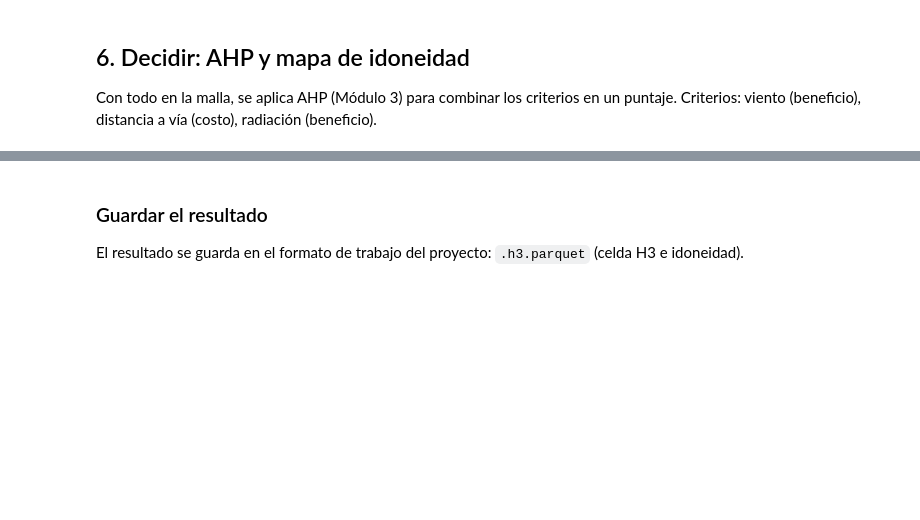
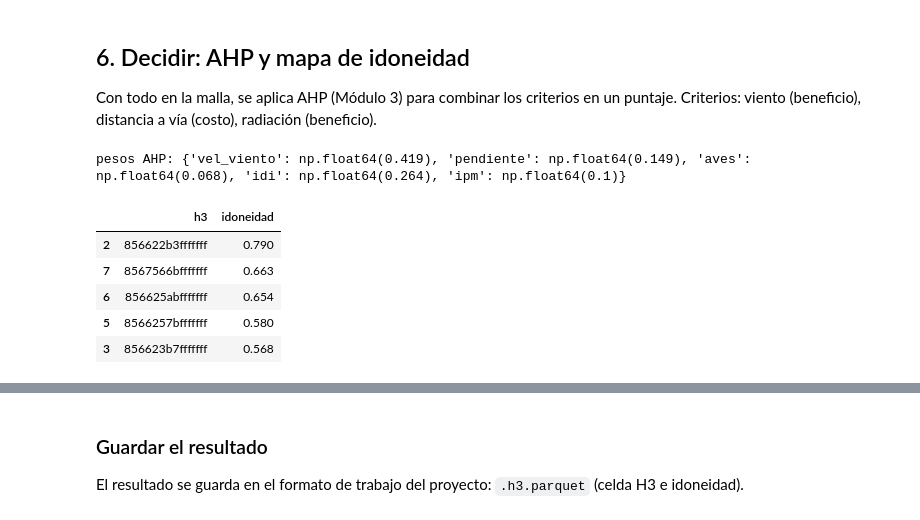
Before and after one commit to Sadriica/Curso_ANH, a Jupyter notebook: modulo4_taller/modulo4_taller.ipynb, the cells around one changed output, grey strips where cells are left out. Saved outputs shown, nothing was run; the diff lists cells and outputs as text; code cells hidden in the pictures; blank space fills up the shorter version.

```diff
--- a/modulo4_taller/modulo4_taller.ipynb
+++ b/modulo4_taller/modulo4_taller.ipynb
@@ -274,20 +312,43 @@ m
 Con todo en la malla, se aplica AHP (Módulo 3) para combinar los criterios en un puntaje.
 Criterios: viento (beneficio), distancia a vía (costo), radiación (beneficio).
 # %%
-crit = {"viento_ms": "beneficio", "dist_via_km": "costo", "radiacion": "beneficio"}
+crit = {
+    "vel_viento": "beneficio",
+    "pendiente": "costo",
+    "aves": "costo",
+    "idi": "beneficio",
+    "ipm": "costo",
+}
+
+
 def nz(col, sentido):
     v = celdas[col].astype(float); z = (v - v.min()) / (v.max() - v.min())
     return z if sentido == "beneficio" else 1 - z
 norm = pd.DataFrame({c: nz(c, s) for c, s in crit.items()})
 
 # pesos AHP (matriz de comparacion por pares, Modulo 3)
-A = np.array([[1, 4, 2], [1/4, 1, 1/2], [1/2, 2, 1]], float)
+A = np.array([
+    [  1,   3,   5,   2,   4],  # vel_viento
+    [1/3,   1,   2, 1/2,   2],  # pendiente
+    [1/5, 1/2,   1, 1/4, 1/2],  # aves
+    [1/2,   2,   4,   1,   3],  # idi
+    [1/4, 1/2,   2, 1/3,   1]   # ipm
+], dtype=float)
+
 w = (A / A.sum(0)).mean(1)
 pesos = dict(zip(crit.keys(), w))
 print("pesos AHP:", {c: round(v, 3) for c, v in pesos.items()})
 
 celdas["idoneidad"] = sum(norm[c] * pesos[c] for c in crit)
 celdas.sort_values("idoneidad", ascending=False)[["h3", "idoneidad"]].round(3).head()
+# %% [output]
+pesos AHP: {'vel_viento': np.float64(0.419), 'pendiente': np.float64(0.149), 'aves': np.float64(0.068), 'idi': np.float64(0.264), 'ipm': np.float64(0.1)}
+|  | h3 | idoneidad |
+| 2 | 856622b3fffffff | 0.790 |
+| 7 | 8567566bfffffff | 0.663 |
+| 6 | 856625abfffffff | 0.654 |
+| 5 | 8566257bfffffff | 0.580 |
+| 3 | 856623b7fffffff | 0.568 |
 # %%
 mapa = cm.LinearColormap(["blue", "yellow", "red"],
                          vmin=celdas["idoneidad"].min(), vmax=celdas["idoneidad"].max())
```
Also changed, not shown: parts of 21 cells of this notebook.
